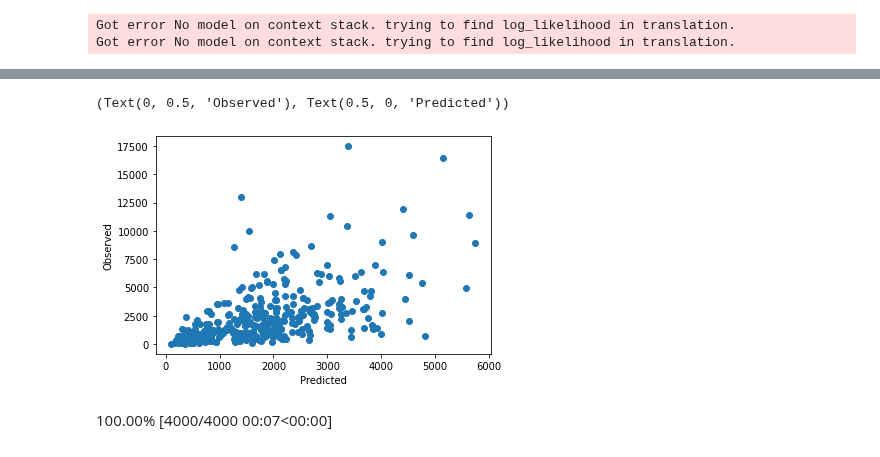
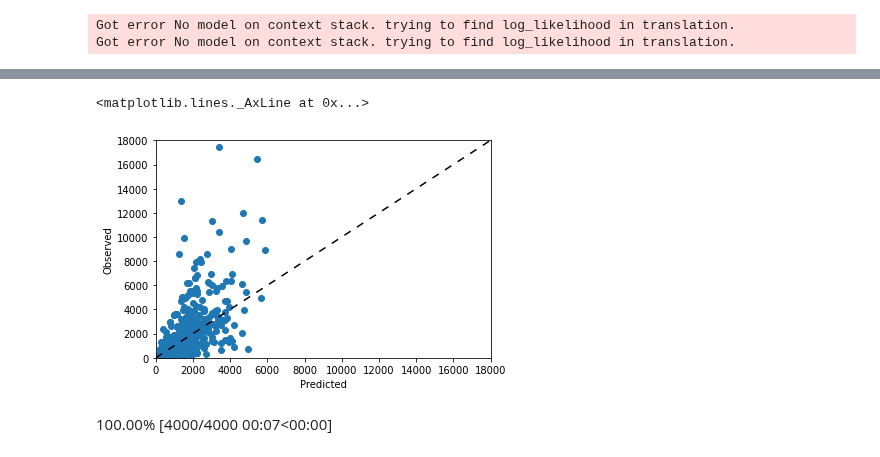
Before and after one commit to jpwrobinson/nutrient-productivity, a Jupyter notebook: py-notebook/Biomass_pymc3.ipynb, the cells around one changed output, grey strips where cells are left out. Drawn from its saved outputs; the diff is of its cells as text; code cells hidden in the pictures.

```diff
--- a/py-notebook/Biomass_pymc3.ipynb
+++ b/py-notebook/Biomass_pymc3.ipynb
@@ -318,15 +313,17 @@ Got error No model on context stack. trying to find log_likelihood in translatio
 # %%
 # Grab expected alphas
 mu = trace_dm['mu'].T
 mu_0 = mu.mean(1)
 
 ## Predicted vs. observed
 plt.scatter(np.exp(mu_0), np.exp(ylog))
 # plt.scatter(mu_0, ylog)
 plt.ylabel('Observed'),plt.xlabel('Predicted')
+plt.ylim([0, 18000]), plt.xlim([0, 18000])
+plt.axline((0, 0), (1, 1), color="black", linestyle=(0, (5, 5)))
 # %% [output]
-(Text(0, 0.5, 'Observed'), Text(0.5, 0, 'Predicted'))
+<matplotlib.lines._AxLine at 0x...>
-[figure, old version]
+[figure, new version]
 # %%
 # extract posterior dists for covariates
 out = pm.trace_to_dataframe(trace_dm)
```
Also changed, not shown: parts of 5 cells of this notebook, 10 other files.
